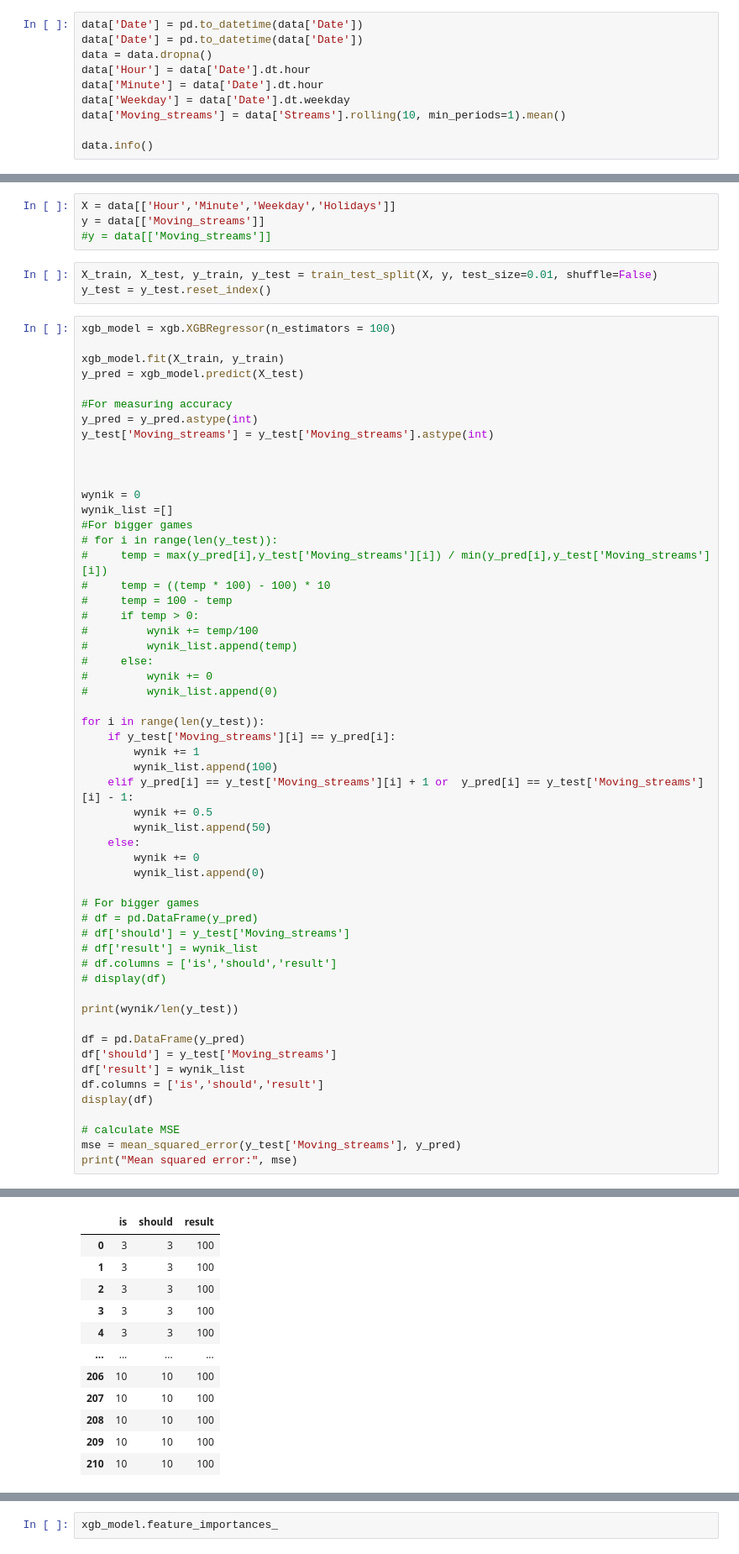
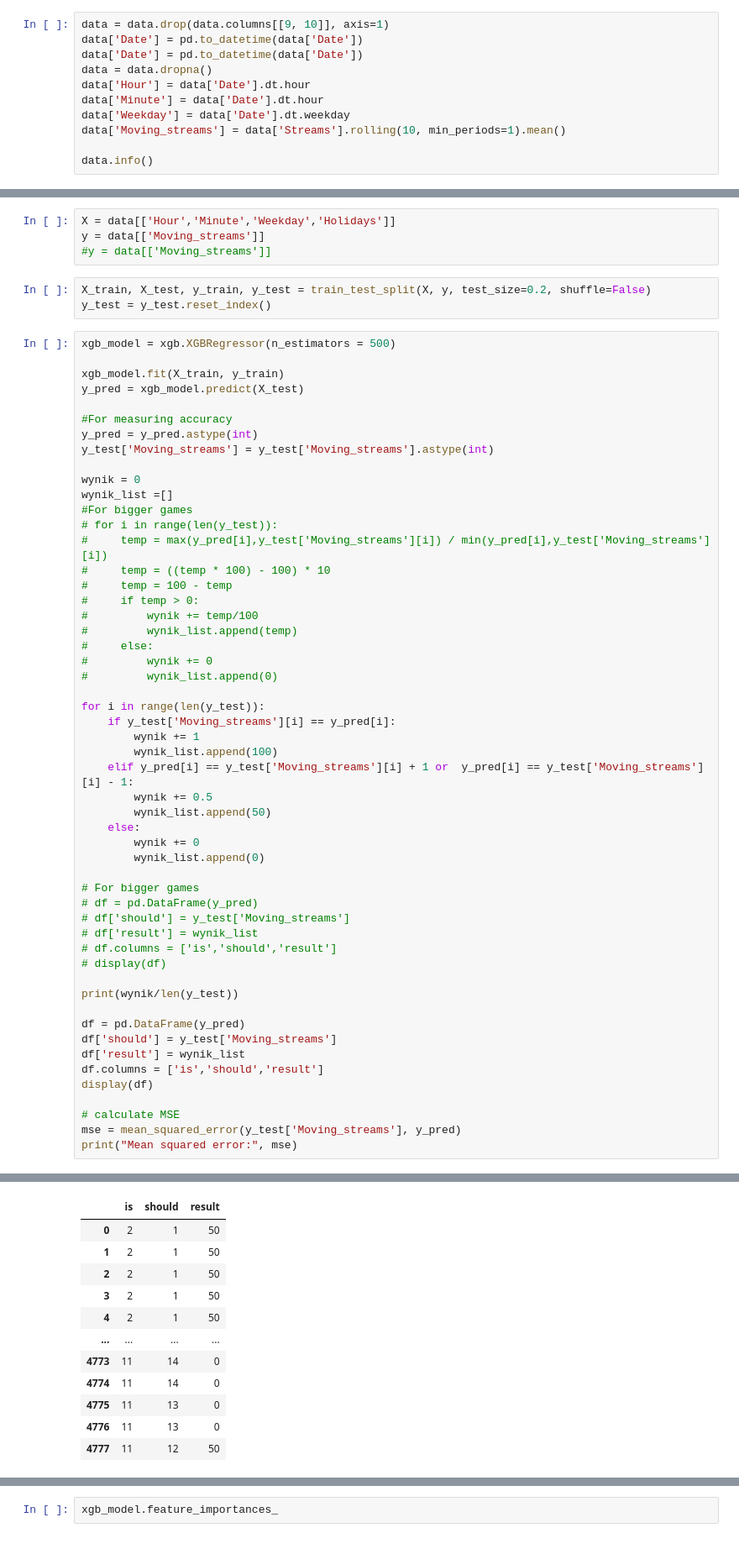
Before and after one commit to jadasek/Stream-opportunity-finder, a Jupyter notebook: analise_XGBoost.ipynb, the cells around one changed output, grey strips where cells are left out. Shown at 84% size. Cells and saved outputs as stored; diff of their text form.

```diff
--- a/analise_XGBoost.ipynb
+++ b/analise_XGBoost.ipynb
@@ -29,4 +31,5 @@ memory usage: 1.6+ MB
 # %%
+data = data.drop(data.columns[[9, 10]], axis=1)
 data['Date'] = pd.to_datetime(data['Date'])
 data['Date'] = pd.to_datetime(data['Date'])
 data = data.dropna()
@@ -59,10 +62,10 @@ X = data[['Hour','Minute','Weekday','Holidays']]
 y = data[['Moving_streams']]
 #y = data[['Moving_streams']]
 # %%
-X_train, X_test, y_train, y_test = train_test_split(X, y, test_size=0.01, shuffle=False)
+X_train, X_test, y_train, y_test = train_test_split(X, y, test_size=0.2, shuffle=False)
 y_test = y_test.reset_index()
 # %%
-xgb_model = xgb.XGBRegressor(n_estimators = 100)
+xgb_model = xgb.XGBRegressor(n_estimators = 500)
 
 xgb_model.fit(X_train, y_train)
 y_pred = xgb_model.predict(X_test)
@@ -70,8 +73,6 @@ y_pred = xgb_model.predict(X_test)
 #For measuring accuracy
 y_pred = y_pred.astype(int)
 y_test['Moving_streams'] = y_test['Moving_streams'].astype(int)
-
-
 
 wynik = 0
 wynik_list =[]
@@ -121,12 +122,12 @@ print("Mean squared error:", mse)
 |  | is | should | result |
-| 0 | 3 | 3 | 100 |
-| 1 | 3 | 3 | 100 |
-| 2 | 3 | 3 | 100 |
-| 3 | 3 | 3 | 100 |
-| 4 | 3 | 3 | 100 |
+| 0 | 2 | 1 | 50 |
+| 1 | 2 | 1 | 50 |
+| 2 | 2 | 1 | 50 |
+| 3 | 2 | 1 | 50 |
+| 4 | 2 | 1 | 50 |
 | ... | ... | ... | ... |
-| 206 | 10 | 10 | 100 |
-| 207 | 10 | 10 | 100 |
-| 208 | 10 | 10 | 100 |
-| 209 | 10 | 10 | 100 |
-| 210 | 10 | 10 | 100 |
+| 4773 | 11 | 14 | 0 |
+| 4774 | 11 | 14 | 0 |
+| 4775 | 11 | 13 | 0 |
+| 4776 | 11 | 13 | 0 |
+| 4777 | 11 | 12 | 50 |
```
Also changed, not shown: parts of 5 cells of this notebook, 3 other files.
